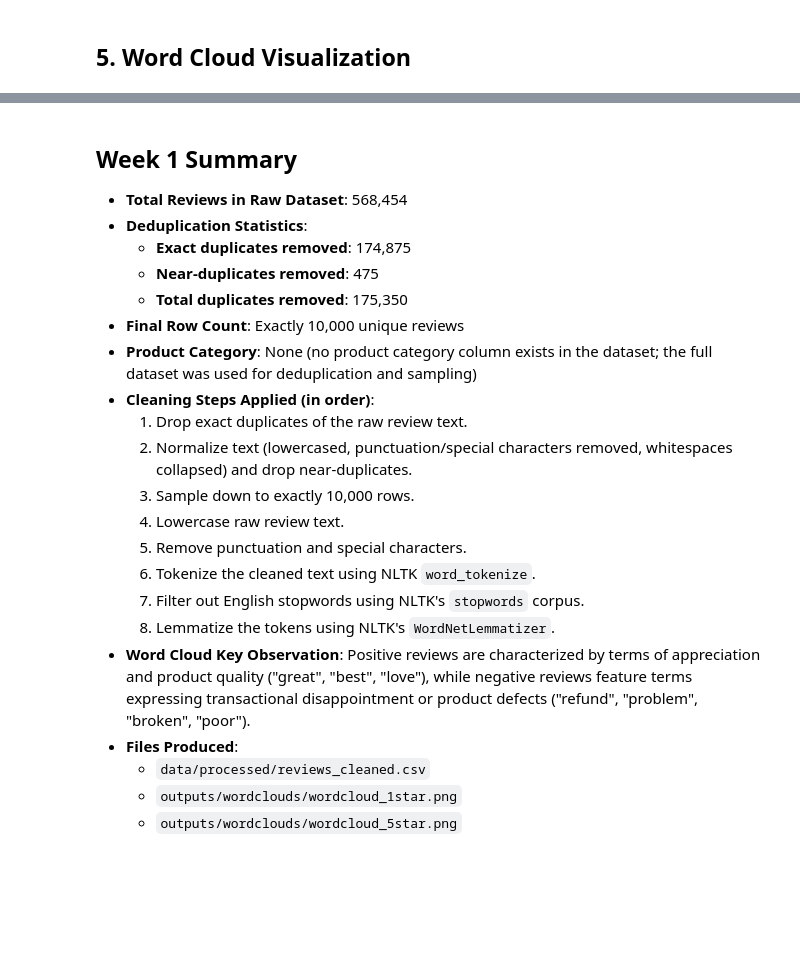
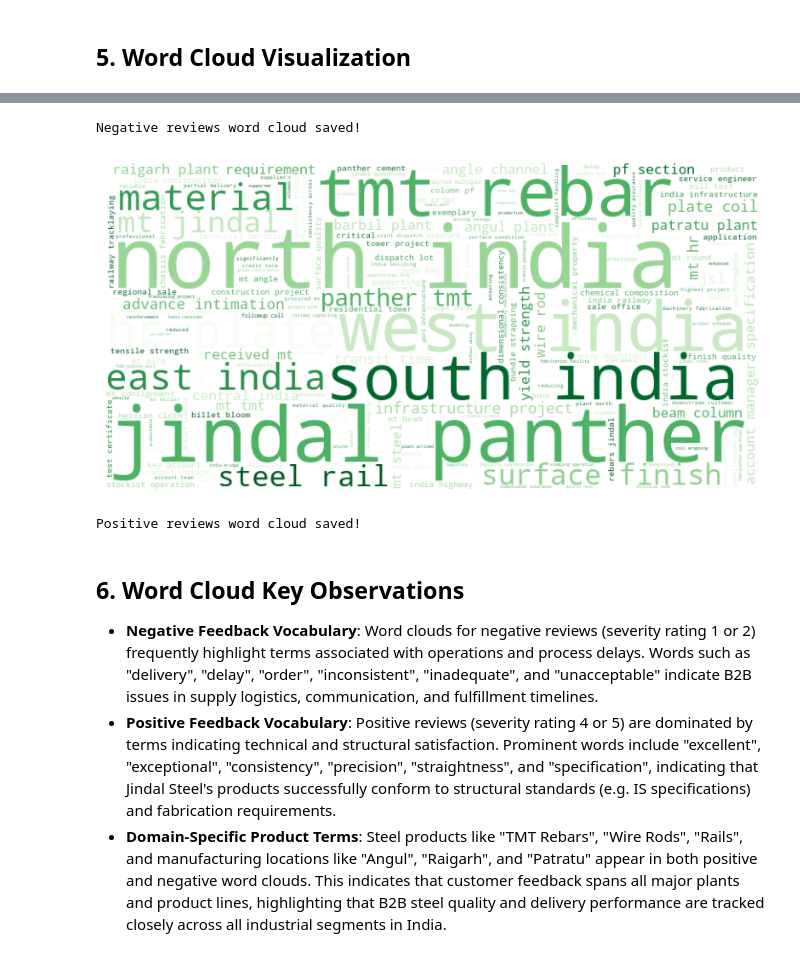
Before and after one commit to ali7540/nlp-quality-feedback-analyzer, a Jupyter notebook: notebooks/week1_preprocessing.ipynb, the cells around one changed output, grey strips where cells are left out. Saved outputs shown, nothing was run; the diff lists cells and outputs as text; code cells hidden in the pictures; blank space fills up the shorter version.

```diff
--- a/notebooks/week1_preprocessing.ipynb
+++ b/notebooks/week1_preprocessing.ipynb
@@ -306,24 +242,40 @@ print("5-star word cloud saved!")
-# %% [markdown]
-## Week 1 Summary
-
-- **Total Reviews in Raw Dataset**: 568,454
-- **Deduplication Statistics**:
-  - **Exact duplicates removed**: 174,875
-  - **Near-duplicates removed**: 475
-  - **Total duplicates removed**: 175,350
-- **Final Row Count**: Exactly 10,000 unique reviews
-- **Product Category**: None (no product category column exists in the dataset; the full dataset was used for deduplication and sampling)
-- **Cleaning Steps Applied (in order)**:
-  1. Drop exact duplicates of the raw review text.
-  2. Normalize text (lowercased, punctuation/special characters removed, whitespaces collapsed) and drop near-duplicates.
-  3. Sample down to exactly 10,000 rows.
-  4. Lowercase raw review text.
-  5. Remove punctuation and special characters.
-  6. Tokenize the cleaned text using NLTK `word_tokenize`.
-  7. Filter out English stopwords using NLTK's `stopwords` corpus.
-  8. Lemmatize the tokens using NLTK's `WordNetLemmatizer`.
-- **Word Cloud Key Observation**: Positive reviews are characterized by terms of appreciation and product quality ("great", "best", "love"), while negative reviews feature terms expressing transactional disappointment or product defects ("refund", "problem", "broken", "poor").
-- **Files Produced**:
-  - `data/processed/reviews_cleaned.csv`
-  - `outputs/wordclouds/wordcloud_1star.png`
-  - `outputs/wordclouds/wordcloud_5star.png`
+# %%
+wc_neg.to_file("../outputs/wordclouds/wordcloud_negative.png")
+
+print("Negative reviews word cloud saved!")
+# %% [output]
+Negative reviews word cloud saved!
+# %%
+positive_reviews = df[df["severity_rating"].isin([4, 5])]
+
+text_positive = " ".join(
+    positive_reviews["final_cleaned_text"].astype(str)
+)
+
+wc_pos = WordCloud(
+    colormap="Greens",
+    width=800,
+    height=400,
+    background_color="white"
+).generate(text_positive)
+
+plt.figure(figsize=(10,5))
+plt.imshow(wc_pos)
+plt.axis("off")
+plt.show()
+# %% [output]
+[figure, added]
+# %%
+wc_pos.to_file(
+    "../outputs/wordclouds/wordcloud_positive.png"
+)
+
+print("Positive reviews word cloud saved!")
+# %% [output]
+Positive reviews word cloud saved!
+# %% [markdown]
+## 6. Word Cloud Key Observations
+
+- **Negative Feedback Vocabulary**: Word clouds for negative reviews (severity rating 1 or 2) frequently highlight terms associated with operations and process delays. Words such as "delivery", "delay", "order", "inconsistent", "inadequate", and "unacceptable" indicate B2B issues in supply logistics, communication, and fulfillment timelines.
+- **Positive Feedback Vocabulary**: Positive reviews (severity rating 4 or 5) are dominated by terms indicating technical and structural satisfaction. Prominent words include "excellent", "exceptional", "consistency", "precision", "straightness", and "specification", indicating that Jindal Steel's products successfully conform to structural standards (e.g. IS specifications) and fabrication requirements.
+- **Domain-Specific Product Terms**: Steel products like "TMT Rebars", "Wire Rods", "Rails", and manufacturing locations like "Angul", "Raigarh", and "Patratu" appear in both positive and negative word clouds. This indicates that customer feedback spans all major plants and product lines, highlighting that B2B steel quality and delivery performance are tracked closely across all industrial segments in India.
```
Also changed, not shown: parts of 22 cells of this notebook, 8 other files.
